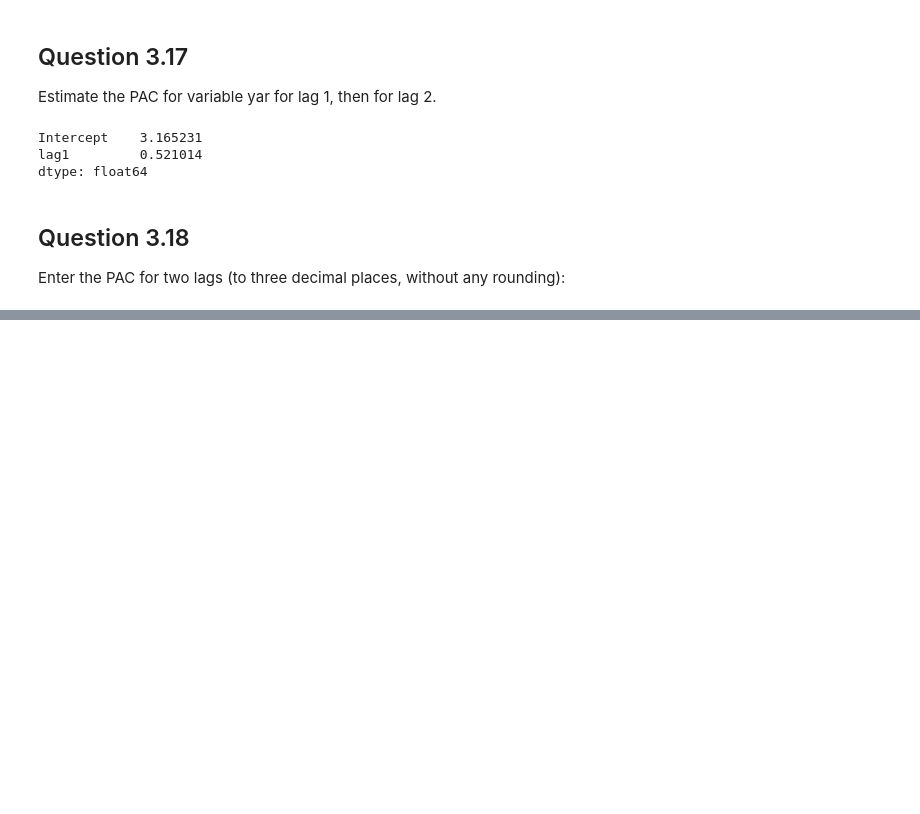
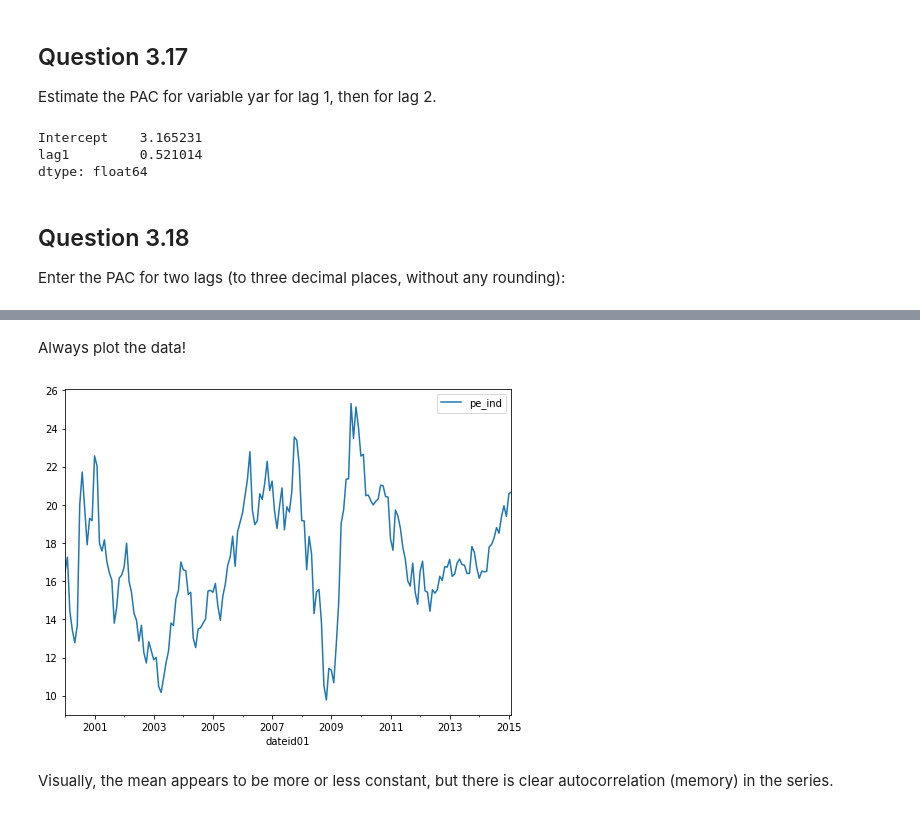
Before and after one commit to joaomacalos/imfx-python, a Jupyter notebook: m3a.ipynb, the cells around one changed output, grey strips where cells are left out. Drawn from its saved outputs; the diff is of its cells as text; code cells hidden in the pictures; blank space fills up the shorter version.

```diff
--- a/m3a.ipynb
+++ b/m3a.ipynb
@@ -201,0 +209,5 @@ Notes:
+# %%
+df_pe_ind = pd.read_csv("data/module3_data_PE_Ratios.csv", index_col='dateid01', parse_dates=True)
+pe_ind = df_pe_ind.loc[:, ['pe_ind']].dropna()
+pe_ind.index.freq = 'MS'
+pe_ind
@@ -201,0 +229,8 @@ Notes:
+# %% [markdown]
+Always plot the data!
+# %%
+pe_ind.plot(figsize=(8, 6));
+# %% [output]
+[figure, added]
+# %% [markdown]
+Visually, the mean appears to be more or less constant, but there is clear autocorrelation (memory) in the series.
```
Also changed, not shown: parts of 42 cells of this notebook, 1 other file.
